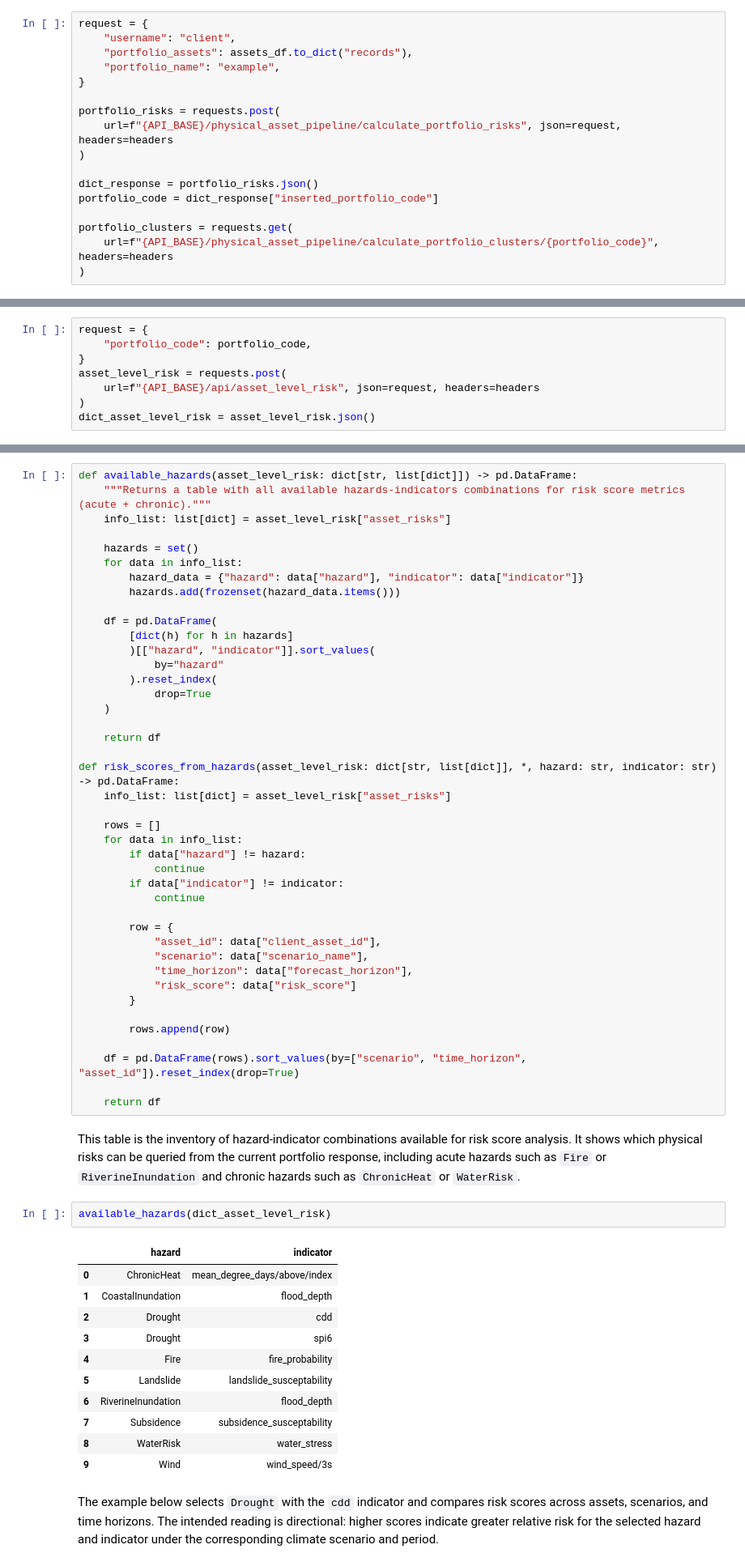
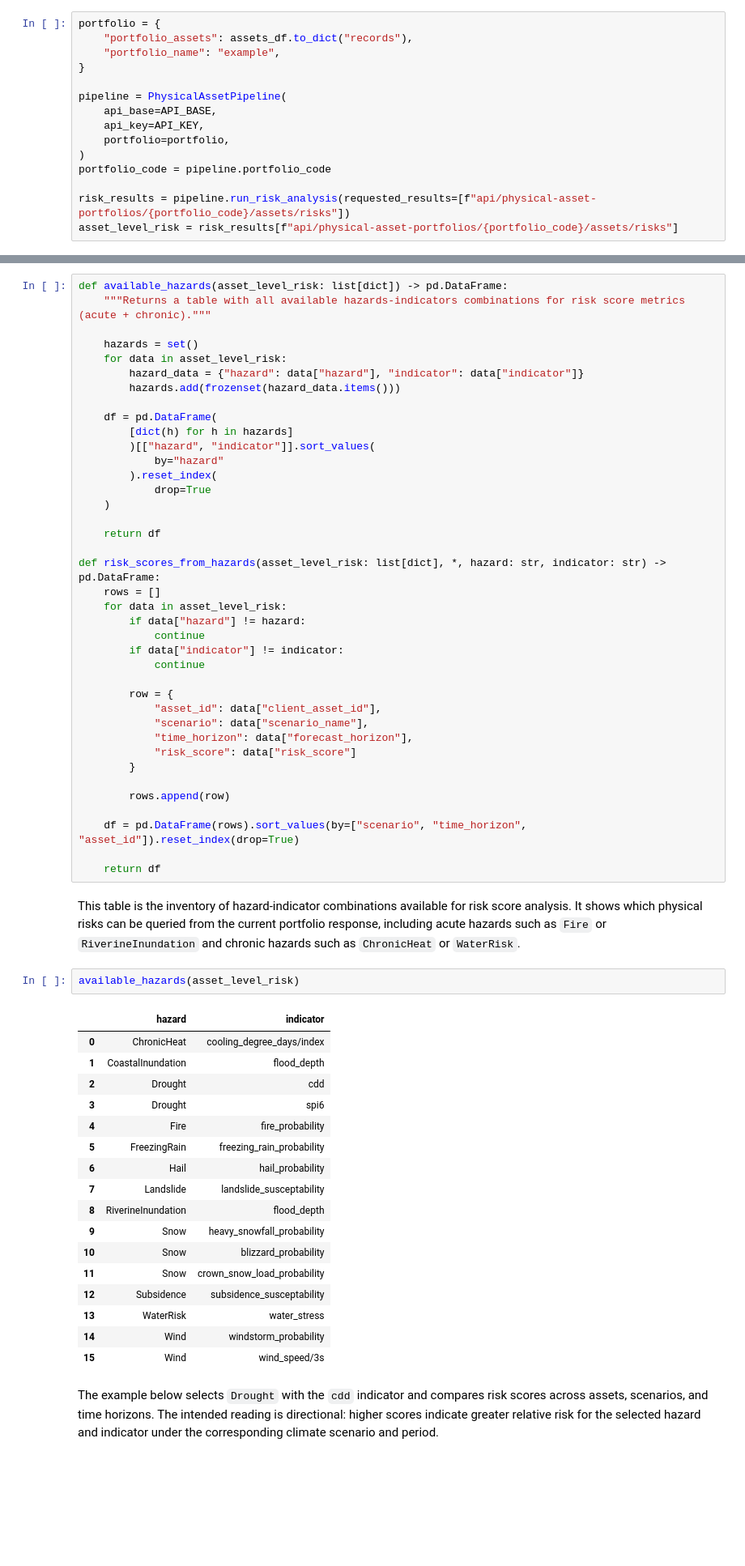
Before and after one commit to Alpha-Klima/alpha-klima-notebooks, a Jupyter notebook: notebooks/RealEstateExercise.ipynb, the cells around one changed output, grey strips where cells are left out. Shown at 81% size. Cells and saved outputs as stored; diff of their text form; blank space fills up the shorter version.

```diff
--- a/notebooks/RealEstateExercise.ipynb
+++ b/notebooks/RealEstateExercise.ipynb
@@ -126,22 +75,20 @@ The following cluster calculation endpoint is also triggered immediately after r
 
 > WARNING: This request may take a few minutes to be processed.
 # %%
-request = {
-    "username": "client",
+portfolio = {
     "portfolio_assets": assets_df.to_dict("records"),
     "portfolio_name": "example",
 }
 
-portfolio_risks = requests.post(
-    url=f"{API_BASE}/physical_asset_pipeline/calculate_portfolio_risks", json=request, headers=headers
+pipeline = PhysicalAssetPipeline(
+    api_base=API_BASE,
+    api_key=API_KEY,
+    portfolio=portfolio,
 )
+portfolio_code = pipeline.portfolio_code
 
-dict_response = portfolio_risks.json()
-portfolio_code = dict_response["inserted_portfolio_code"]
-
-portfolio_clusters = requests.get(
-    url=f"{API_BASE}/physical_asset_pipeline/calculate_portfolio_clusters/{portfolio_code}", headers=headers
-)
+risk_results = pipeline.run_risk_analysis(requested_results=[f"api/physical-asset-portfolios/{portfolio_code}/assets/risks"])
+asset_level_risk = risk_results[f"api/physical-asset-portfolios/{portfolio_code}/assets/risks"]
 # %% [markdown]
 ---
 # %% [markdown]
@@ -151,11 +96,3 @@ With the portfolio registered, the notebook requests asset-level risk results. T
-# %%
-request = {
-    "portfolio_code": portfolio_code,
-}
-asset_level_risk = requests.post(
-    url=f"{API_BASE}/api/asset_level_risk", json=request, headers=headers
-)
-dict_asset_level_risk = asset_level_risk.json()
 # %% [markdown]
 Two small helper functions make the raw API response easier to inspect:
 
@@ -164,12 +101,11 @@ Two small helper functions make the raw API response easier to inspect:
 
 This separation is useful because the API response is nested, while the analysis is easier to follow in tabular form.
 # %%
-def available_hazards(asset_level_risk: dict[str, list[dict]]) -> pd.DataFrame:
+def available_hazards(asset_level_risk: list[dict]) -> pd.DataFrame:
     """Returns a table with all available hazards-indicators combinations for risk score metrics (acute + chronic)."""
-    info_list: list[dict] = asset_level_risk["asset_risks"]
 
     hazards = set()
-    for data in info_list:
+    for data in asset_level_risk:
         hazard_data = {"hazard": data["hazard"], "indicator": data["indicator"]}
         hazards.add(frozenset(hazard_data.items()))
 
@@ -183,11 +119,9 @@ def available_hazards(asset_level_risk: dict[str, list[dict]]) -> pd.DataFrame:
 
     return df
 
-def risk_scores_from_hazards(asset_level_risk: dict[str, list[dict]], *, hazard: str, indicator: str) -> pd.DataFrame:
-    info_list: list[dict] = asset_level_risk["asset_risks"]
-
+def risk_scores_from_hazards(asset_level_risk: list[dict], *, hazard: str, indicator: str) -> pd.DataFrame:
     rows = []
-    for data in info_list:
+    for data in asset_level_risk:
         if data["hazard"] != hazard:
             continue
         if data["indicator"] != indicator:
@@ -208,19 +142,25 @@ def risk_scores_from_hazards(asset_level_risk: dict[str, list[dict]], *, hazard:
 # %% [markdown]
 This table is the inventory of hazard-indicator combinations available for risk score analysis. It shows which physical risks can be queried from the current portfolio response, including acute hazards such as `Fire` or `RiverineInundation` and chronic hazards such as `ChronicHeat` or `WaterRisk`.
 # %%
-available_hazards(dict_asset_level_risk)
+available_hazards(asset_level_risk)
 # %% [output]
 |  | hazard | indicator |
-| 0 | ChronicHeat | mean_degree_days/above/index |
+| 0 | ChronicHeat | cooling_degree_days/index |
 | 1 | CoastalInundation | flood_depth |
 | 2 | Drought | cdd |
 | 3 | Drought | spi6 |
 | 4 | Fire | fire_probability |
-| 5 | Landslide | landslide_susceptability |
-| 6 | RiverineInundation | flood_depth |
-| 7 | Subsidence | subsidence_susceptability |
-| 8 | WaterRisk | water_stress |
-| 9 | Wind | wind_speed/3s |
+| 5 | FreezingRain | freezing_rain_probability |
+| 6 | Hail | hail_probability |
+| 7 | Landslide | landslide_susceptability |
+| 8 | RiverineInundation | flood_depth |
+| 9 | Snow | heavy_snowfall_probability |
+| 10 | Snow | blizzard_probability |
+| 11 | Snow | crown_snow_load_probability |
+| 12 | Subsidence | subsidence_susceptability |
+| 13 | WaterRisk | water_stress |
+| 14 | Wind | windstorm_probability |
+| 15 | Wind | wind_speed/3s |
 # %% [markdown]
 The example below selects `Drought` with the `cdd` indicator and compares risk scores across assets, scenarios, and time horizons. The intended reading is directional: higher scores indicate greater relative risk for the selected hazard and indicator under the corresponding climate scenario and period.
 # %%
```
Also changed, not shown: parts of 27 cells of this notebook, 10 other files.
